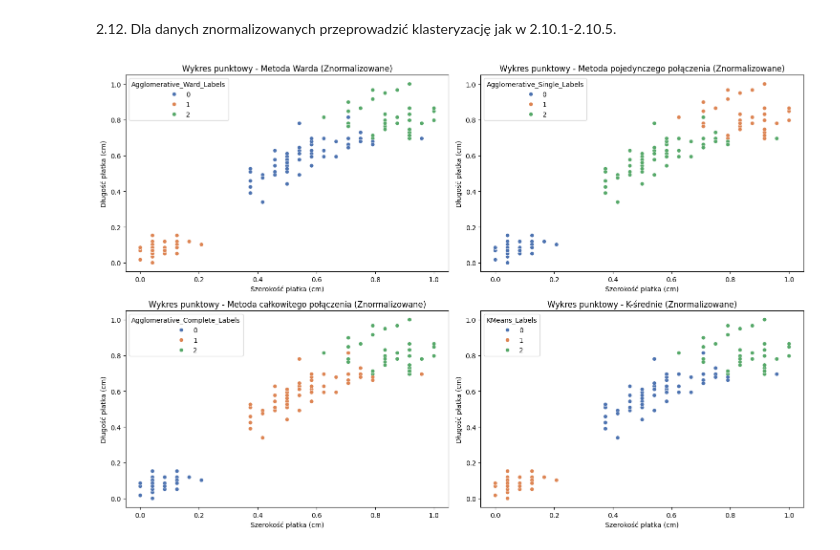
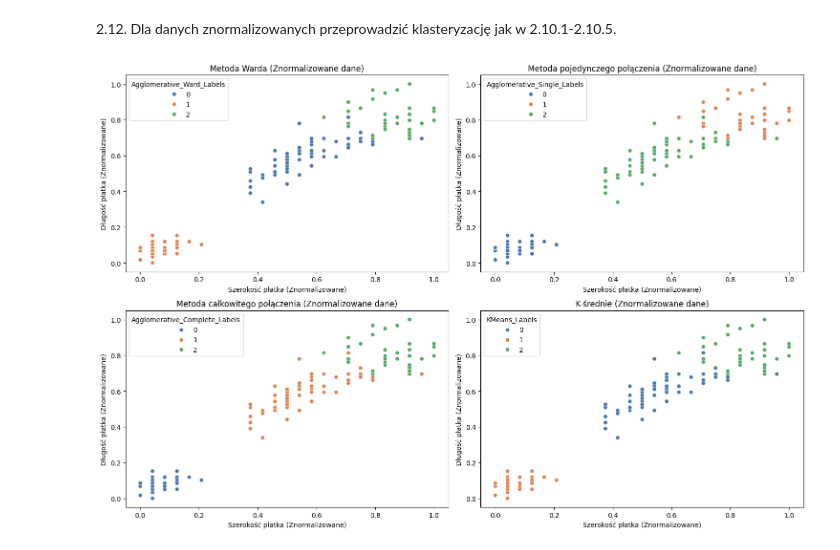
Before and after one commit to juliaduch/maszynowa_analiza_danych, a Jupyter notebook: Duch_Julia_LMAD_PSI_L4.ipynb, the cells around one changed output. Saved outputs shown, nothing was run; the diff lists cells and outputs as text; code cells hidden in the pictures.

```diff
--- a/Duch_Julia_LMAD_PSI_L4.ipynb
+++ b/Duch_Julia_LMAD_PSI_L4.ipynb
@@ -424,14 +457,13 @@ plt.show()
 # %% [markdown]
 2.11. Dla danych zestandaryzowanych przeprowadzić klasteryzację jak w 2.10.1-2.10.5.
 # %%
-scaler = StandardScaler()
-df_iris_std = pd.DataFrame(scaler.fit_transform(df_iris), columns=df_iris.columns)
+# 2.7 i 2.8
+# scaler = StandardScaler()
+
 print("\nZestandaryzowany zbiór danych df_iris_std:")
 print(df_iris_std.head())
 
-# 2.8
-scaler_minmax = MinMaxScaler()
-df_iris_norm = pd.DataFrame(scaler_minmax.fit_transform(df_iris), columns=df_iris.columns)
+
 print("\nZnormalizowany zbiór danych df_iris_norm:")
 print(df_iris_norm.head())
 # %% [output]
@@ -507,56 +581,56 @@ plt.show()
 # %% [markdown]
 2.12. Dla danych znormalizowanych przeprowadzić klasteryzację jak w 2.10.1-2.10.5.
 # %%
-n_clusters = 3
+n_clusters = 3  # Ustalamy liczbę klastrów na 3
 
-# Klastrowanie aglomeracyjne - metoda Warda
-agglom_ward_norm = AgglomerativeClustering(n_clusters=n_clusters, linkage='ward')
-df_iris_norm['Agglomerative_Ward_Labels'] = agglom_ward_norm.fit_predict(df_iris_norm)
+# Klasteryzacja aglomeracyjna - metoda Warda
+agglom_ward = AgglomerativeClustering(n_clusters=n_clusters, linkage='ward')
+df_iris_norm['Agglomerative_Ward_Labels'] = agglom_ward.fit_predict(df_iris_norm)
 
-# Klastrowanie aglomeracyjne - metoda pojedynczego połączenia
-agglom_single_norm = AgglomerativeClustering(n_clusters=n_clusters, linkage='single')
-df_iris_norm['Agglomerative_Single_Labels'] = agglom_single_norm.fit_predict(df_iris_norm)
+# Klasteryzacja aglomeracyjna - metoda pojedynczego połączenia
+agglom_single = AgglomerativeClustering(n_clusters=n_clusters, linkage='single')
+df_iris_norm['Agglomerative_Single_Labels'] = agglom_single.fit_predict(df_iris_norm)
 
-# Klastrowanie aglomeracyjne - metoda całkowitego połączenia
-agglom_complete_norm = AgglomerativeClustering(n_clusters=n_clusters, linkage='complete')
-df_iris_norm['Agglomerative_Complete_Labels'] = agglom_complete_norm.fit_predict(df_iris_norm)
+# Klasteryzacja aglomeracyjna - metoda całkowitego połączenia
+agglom_complete = AgglomerativeClustering(n_clusters=n_clusters, linkage='complete')
+df_iris_norm['Agglomerative_Complete_Labels'] = agglom_complete.fit_predict(df_iris_norm)
 
-# Klastrowanie k-średnich
-kmeans_norm = KMeans(n_clusters=n_clusters, random_state=42)
-df_iris_norm['KMeans_Labels'] = kmeans_norm.fit_predict(df_iris_norm)
+# Klasteryzacja k-średnich
+kmeans = KMeans(n_clusters=n_clusters, random_state=42)
+df_iris_norm['KMeans_Labels'] = kmeans.fit_predict(df_iris_norm)
 
-# Wykresy punktowe dla danych znormalizowanych
+# Wykresy punktowe
 plt.figure(figsize=(15, 10))
 
 # Wykres dla metody Warda
 plt.subplot(2, 2, 1)
 sns.scatterplot(data=df_iris_norm, x='petal_width', y='petal_length', hue='Agglomerative_Ward_Labels', palette='deep')
-plt.title('Wykres punktowy - Metoda Warda (Znormalizowane)')
-plt.xlabel('Szerokość płatka (cm)')
-plt.ylabel('Długość płatka (cm)')
+plt.title('Metoda Warda (Znormalizowane dane)')
+plt.xlabel('Szerokość płatka (Znormalizowane)')
+plt.ylabel('Długość płatka (Znormalizowane)')
 
 # Wykres dla metody pojedynczego połączenia
 plt.subplot(2, 2, 2)
 sns.scatterplot(data=df_iris_norm, x='petal_width', y='petal_length', hue='Agglomerative_Single_Labels', palette='deep')
-plt.title('Wykres punktowy - Metoda pojedynczego połączenia (Znormalizowane)')
-plt.xlabel('Szerokość płatka (cm)')
-plt.ylabel('Długość płatka (cm)')
+plt.title('Metoda pojedynczego połączenia (Znormalizowane dane)')
+plt.xlabel('Szerokość płatka (Znormalizowane)')
+plt.ylabel('Długość płatka (Znormalizowane)')
 
 # Wykres dla metody całkowitego połączenia
 plt.subplot(2, 2, 3)
 sns.scatterplot(data=df_iris_norm, x='petal_width', y='petal_length', hue='Agglomerative_Complete_Labels', palette='deep')
-plt.title('Wykres punktowy - Metoda całkowitego połączenia (Znormalizowane)')
-plt.xlabel('Szerokość płatka (cm)')
-plt.ylabel('Długość płatka (cm)')
+plt.title('Metoda całkowitego połączenia (Znormalizowane dane)')
+plt.xlabel('Szerokość płatka (Znormalizowane)')
+plt.ylabel('Długość płatka (Znormalizowane)')
 
 # Wykres dla k-średnich
 plt.subplot(2, 2, 4)
 sns.scatterplot(data=df_iris_norm, x='petal_width', y='petal_length', hue='KMeans_Labels', palette='deep')
-plt.title('Wykres punktowy - K-średnie (Znormalizowane)')
-plt.xlabel('Szerokość płatka (cm)')
-plt.ylabel('Długość płatka (cm)')
+plt.title('K-średnie (Znormalizowane dane)')
+plt.xlabel('Szerokość płatka (Znormalizowane)')
+plt.ylabel('Długość płatka (Znormalizowane)')
 
 plt.tight_layout()
 plt.show()
 # %% [output]
-[figure, old version]
+[figure, new version]
```
Also changed, not shown: parts of 11 cells of this notebook.
